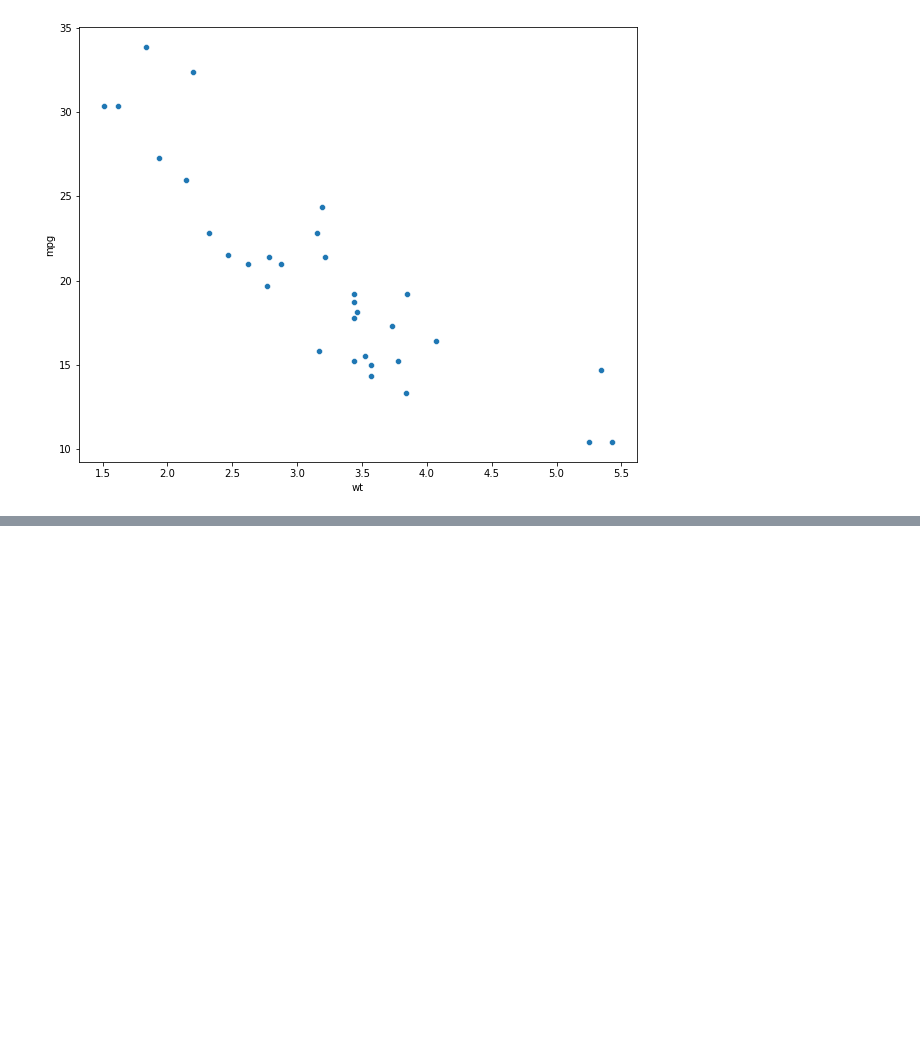
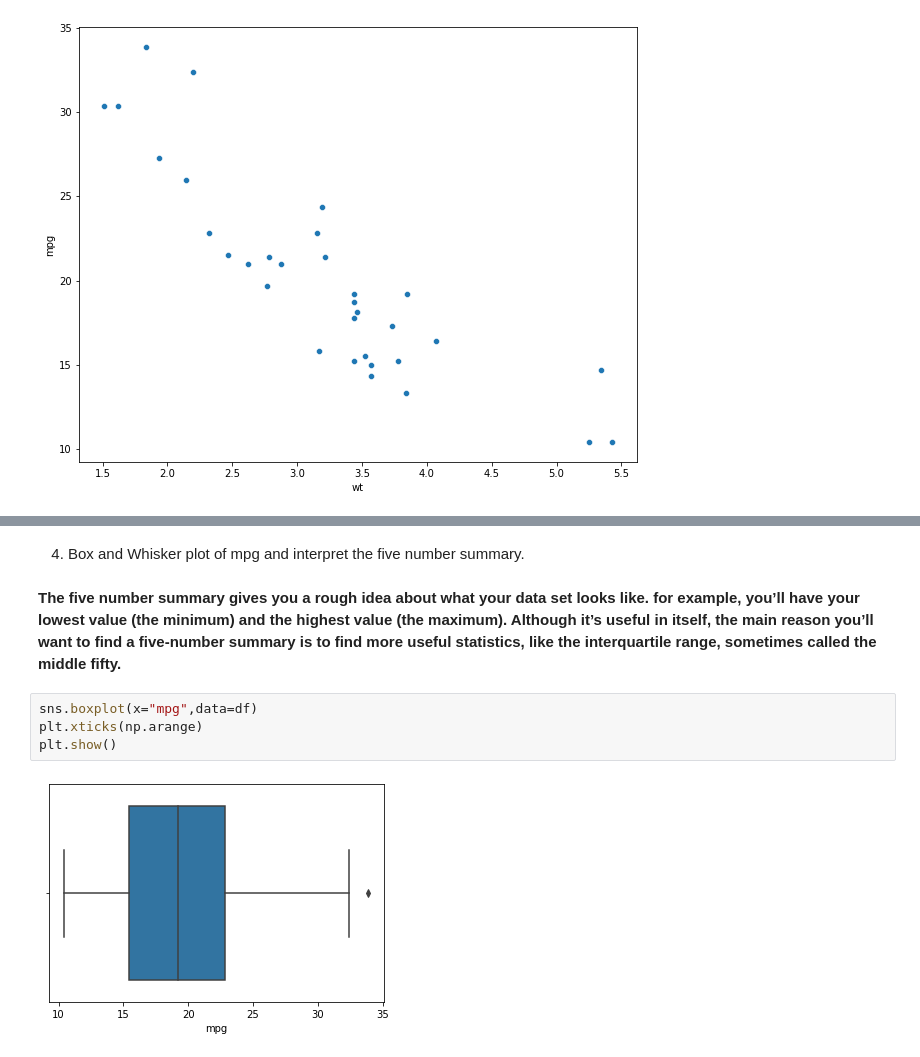
Before and after one commit to nihalnadaf/PYDATABASE, a Jupyter notebook: Data_Visulization_with_python.ipynb, the cells around one changed output, grey strips where cells are left out. Saved outputs shown, nothing was run; the diff lists cells and outputs as text; blank space fills up the shorter version.

```diff
--- a/Data_Visulization_with_python.ipynb
+++ b/Data_Visulization_with_python.ipynb
@@ -1493,0 +1499,10 @@ df.head()
+# %% [markdown]
+4. Box and Whisker plot of mpg and interpret the five number summary.
+# %% [markdown]
+**The five number summary gives you a rough idea about what your data set looks like. for example, you’ll have your lowest value (the minimum) and the highest value (the maximum). Although it’s useful in itself, the main reason you’ll want to find a five-number summary is to find more useful statistics, like the interquartile range, sometimes called the middle fifty.**
+# %%
+sns.boxplot(x="mpg",data=df)
+plt.xticks(np.arange)
+plt.show()
+# %% [output]
+[figure, added]
```
Also changed, not shown: parts of 12 cells of this notebook.
